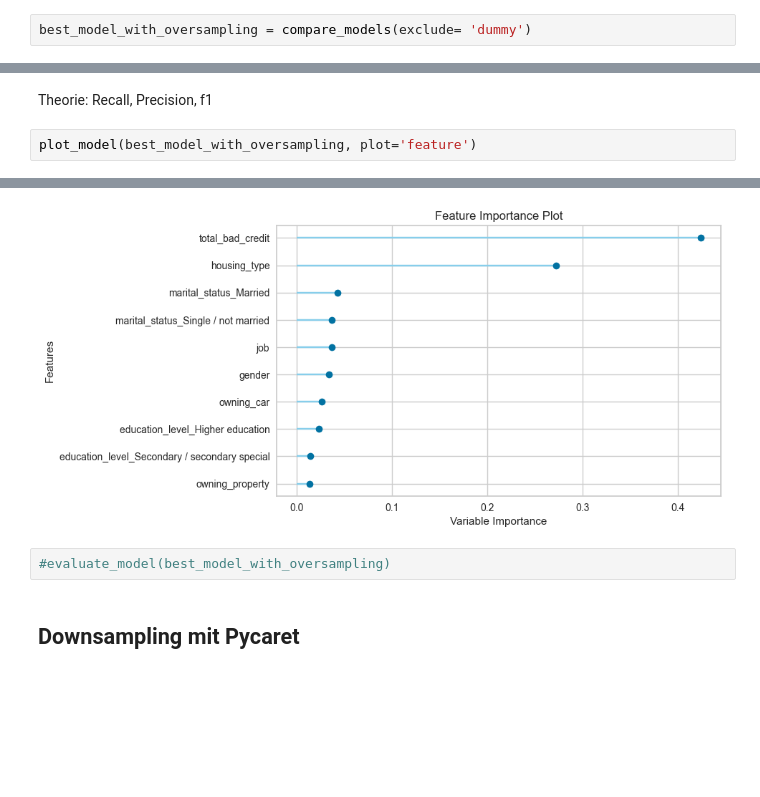
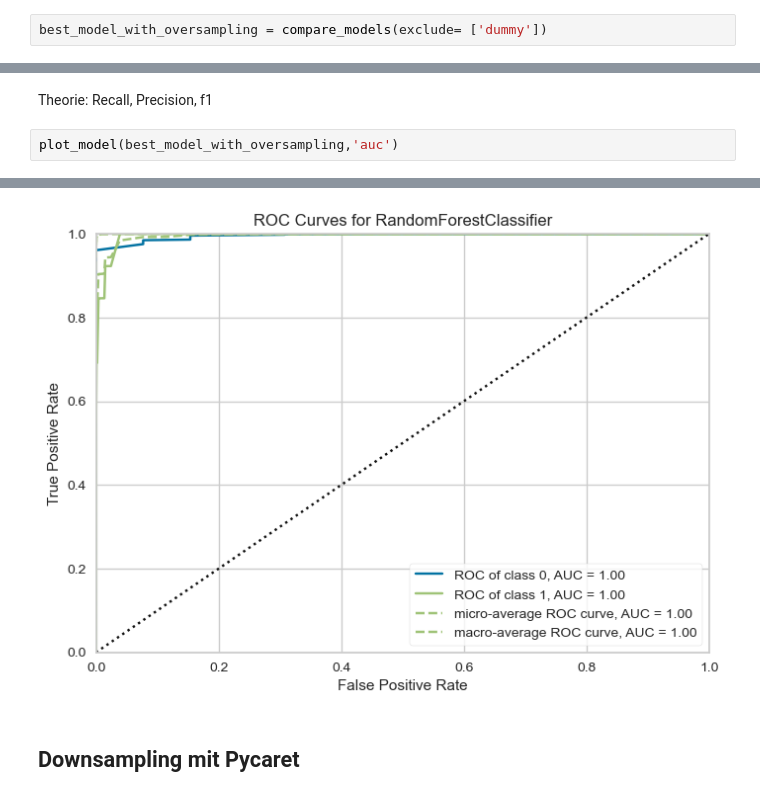
Before and after one commit to yassdenn/cca, a Jupyter notebook: MAIN.ipynb, the cells around one changed output, grey strips where cells are left out. Drawn from its saved outputs; the diff is of its cells as text; blank space fills up the shorter version.

```diff
--- a/MAIN.ipynb
+++ b/MAIN.ipynb
@@ -459,3 +442,3 @@ stp = pycaret.classification.setup(data = training_data, target = 'risk_user', t
 # %%
-best_model_with_oversampling = compare_models(exclude= 'dummy')
+best_model_with_oversampling = compare_models(exclude= ['dummy'])
 # %% [output]
@@ -484,5 +480,5 @@ plot_model(best_model_with_oversampling, plot = 'confusion_matrix')
 # %% [markdown]
 Theorie: Recall, Precision, f1
 # %%
-plot_model(best_model_with_oversampling, plot='feature')
+plot_model(best_model_with_oversampling,'auc')
 # %% [output]
@@ -490,6 +485,4 @@ plot_model(best_model_with_oversampling, plot='feature')
-[figure, old version]
+[figure, new version]
-# %%
-#evaluate_model(best_model_with_oversampling)
 # %% [markdown]
 ## Downsampling mit Pycaret
 # %% [markdown]
```
Also changed, not shown: parts of 18 cells of this notebook, 2 other files.
